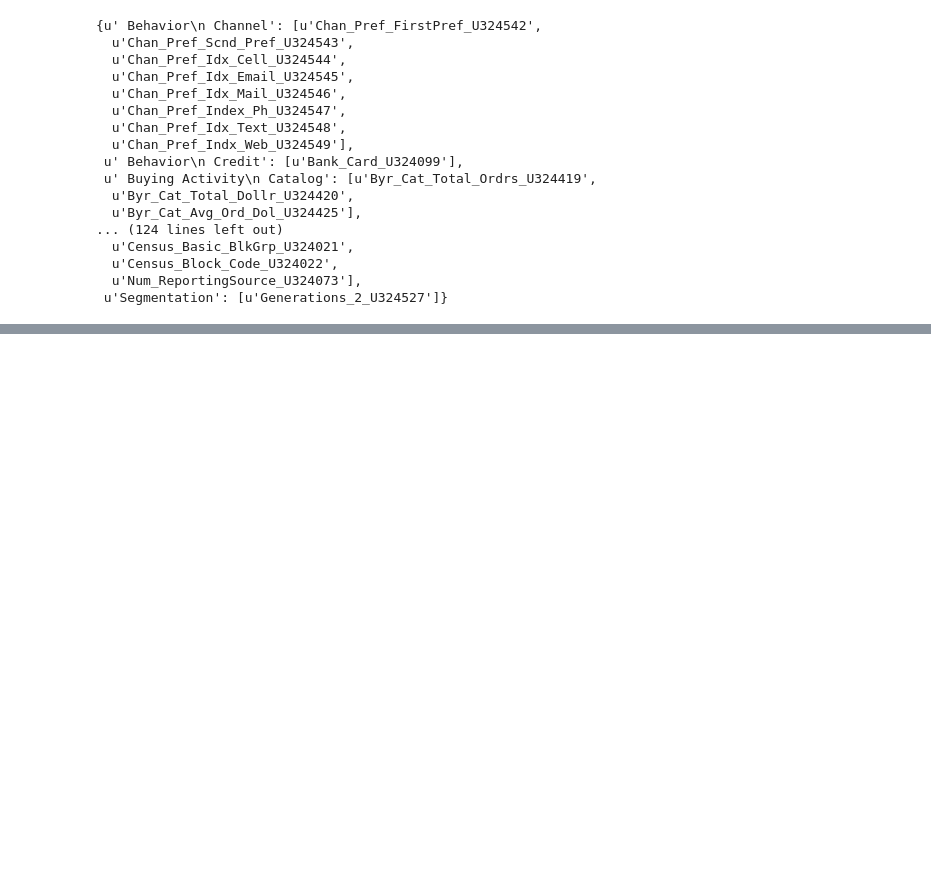
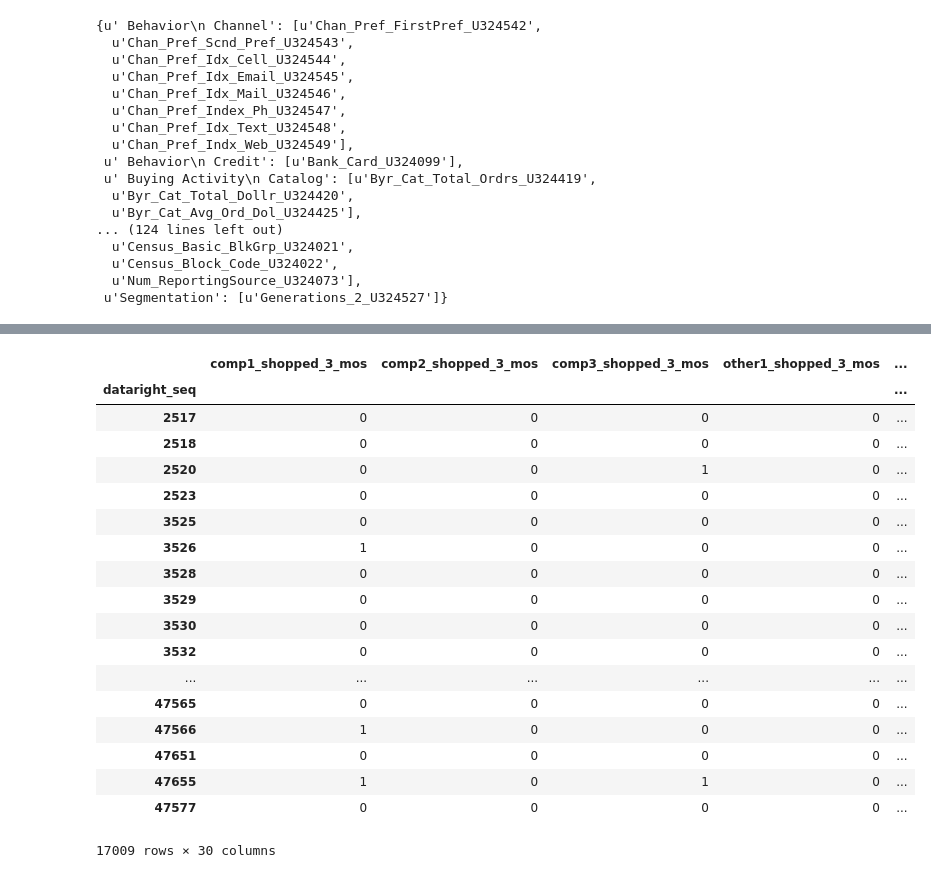
Before and after one commit to salarjf/marketing, a Jupyter notebook: preval.ipynb, the cells around one changed output, grey strips where cells are left out. Saved outputs shown, nothing was run; the diff lists cells and outputs as text; code cells hidden in the pictures; blank space fills up the shorter version.

```diff
--- a/preval.ipynb
+++ b/preval.ipynb
@@ -68,0 +140,24 @@ category
+# %%
+
+list_columns_for_check = all_30_month_column_names+ ['sum_all_shopped_3_mons']
+df[df.sum_all_shopped_3_mons > 1][list_columns_for_check]
+# %% [output]
+|  | comp1_shopped_3_mos | comp2_shopped_3_mos | comp3_shopped_3_mos | other1_shopped_3_mos | ... |
+| dataright_seq |  |  |  |  | ... |
+| 2517 | 0 | 0 | 0 | 0 | ... |
+| 2518 | 0 | 0 | 0 | 0 | ... |
+| 2520 | 0 | 0 | 1 | 0 | ... |
+| 2523 | 0 | 0 | 0 | 0 | ... |
+| 3525 | 0 | 0 | 0 | 0 | ... |
+| 3526 | 1 | 0 | 0 | 0 | ... |
+| 3528 | 0 | 0 | 0 | 0 | ... |
+| 3529 | 0 | 0 | 0 | 0 | ... |
+| 3530 | 0 | 0 | 0 | 0 | ... |
+| 3532 | 0 | 0 | 0 | 0 | ... |
+| ... | ... | ... | ... | ... | ... |
+| 47565 | 0 | 0 | 0 | 0 | ... |
+| 47566 | 1 | 0 | 0 | 0 | ... |
+| 47651 | 0 | 0 | 0 | 0 | ... |
+| 47655 | 1 | 0 | 1 | 0 | ... |
+| 47577 | 0 | 0 | 0 | 0 | ... |
+17009 rows × 30 columns
```
Also changed, not shown: parts of 10 cells of this notebook, 6 other files.
